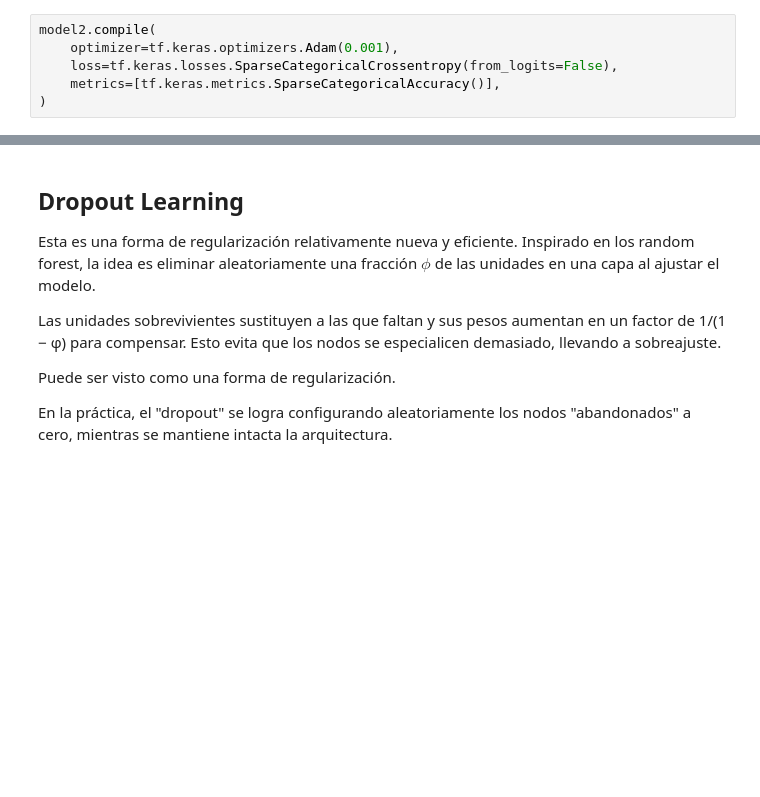
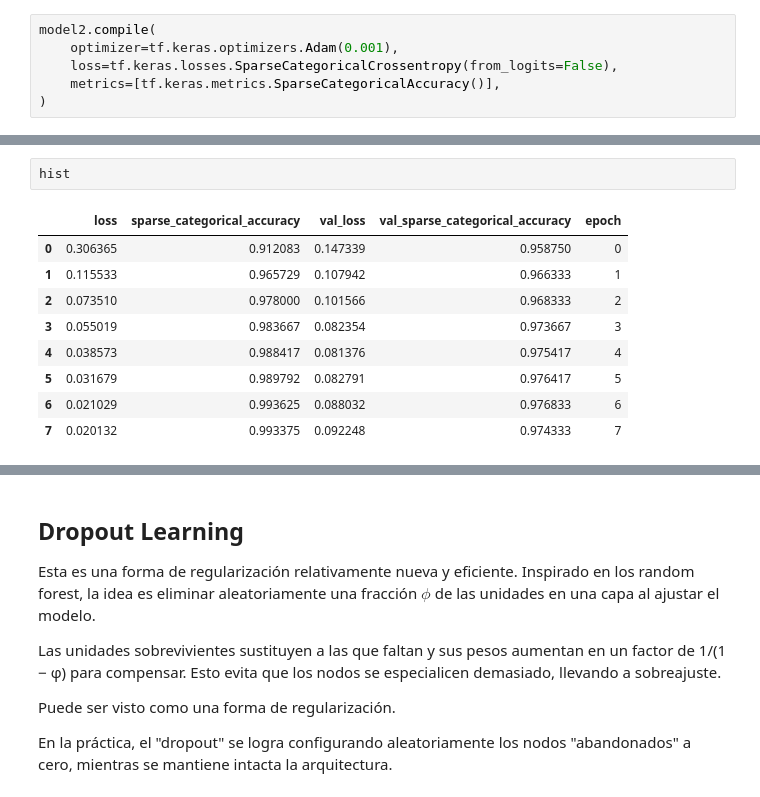
Before and after one commit to ignaciomsarmiento/ML_UNLP_Lectures, a Jupyter notebook: Week05/Notebook_SS05_MNIST.ipynb, the cells around one changed output, grey strips where cells are left out. Saved outputs shown, nothing was run; the diff lists cells and outputs as text; blank space fills up the shorter version.

```diff
--- a/Week05/Notebook_SS05_MNIST.ipynb
+++ b/Week05/Notebook_SS05_MNIST.ipynb
@@ -230,3 +273,15 @@ plot_loss(history)
+# %%
+hist
+# %% [output]
+|  | loss | sparse_categorical_accuracy | val_loss | val_sparse_categorical_accuracy | epoch |
+| 0 | 0.306365 | 0.912083 | 0.147339 | 0.958750 | 0 |
+| 1 | 0.115533 | 0.965729 | 0.107942 | 0.966333 | 1 |
+| 2 | 0.073510 | 0.978000 | 0.101566 | 0.968333 | 2 |
+| 3 | 0.055019 | 0.983667 | 0.082354 | 0.973667 | 3 |
+| 4 | 0.038573 | 0.988417 | 0.081376 | 0.975417 | 4 |
+| 5 | 0.031679 | 0.989792 | 0.082791 | 0.976417 | 5 |
+| 6 | 0.021029 | 0.993625 | 0.088032 | 0.976833 | 6 |
+| 7 | 0.020132 | 0.993375 | 0.092248 | 0.974333 | 7 |
 # %%
 model2.evaluate(
     X_test, y_test, verbose=1)
```
Also changed, not shown: parts of 15 cells of this notebook, 7 other files.
